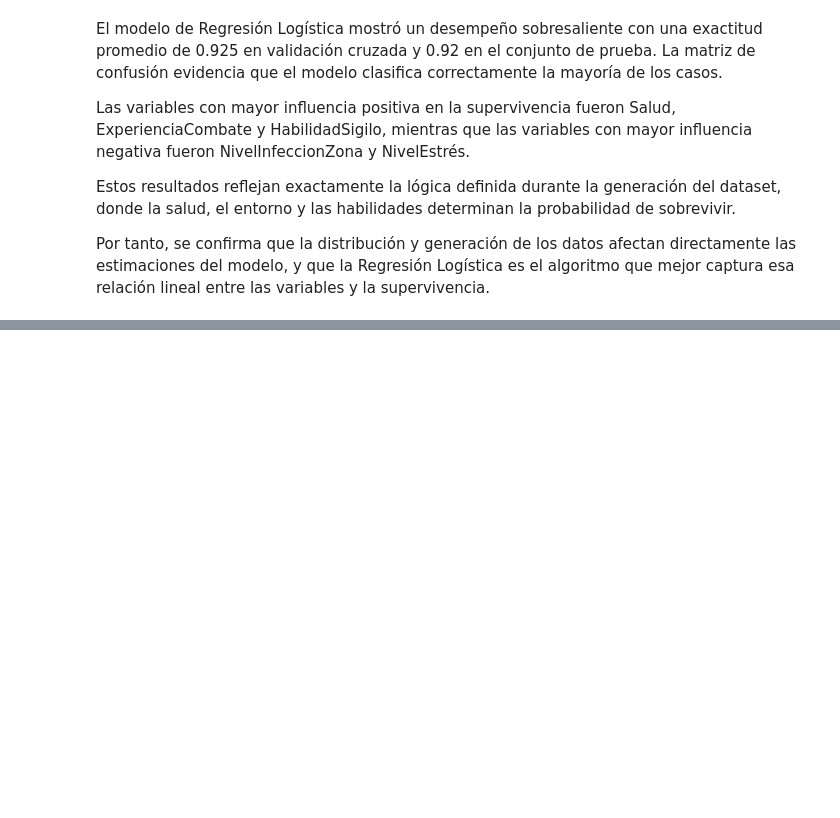
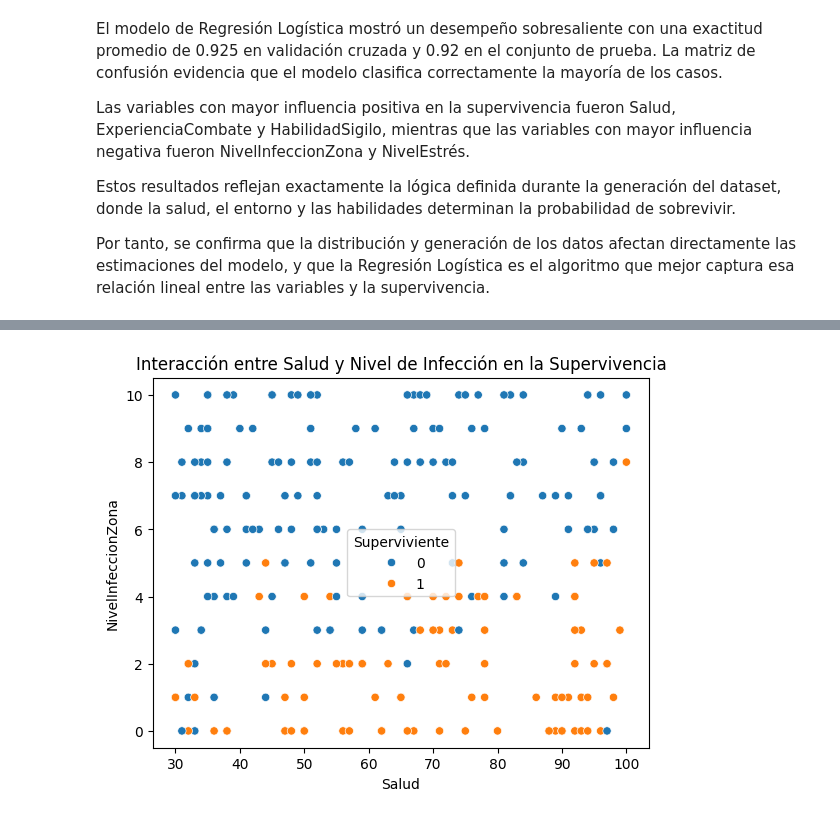
Before and after one commit to TheVale55/Machine-Learning-TLOU, a Jupyter notebook: notebooks/1_modelado.ipynb, the cells around one changed output, grey strips where cells are left out. Cells and saved outputs as stored; diff of their text form; code cells hidden in the pictures; blank space fills up the shorter version.

```diff
--- a/notebooks/1_modelado.ipynb
+++ b/notebooks/1_modelado.ipynb
@@ -241,0 +250,8 @@ Por tanto, se confirma que la distribución y generación de los datos afectan d
+# %%
+
+#Ejemplo de gráfico adicional
+sns.scatterplot(x="Salud", y="NivelInfeccionZona", hue="Superviviente", data=df)
+plt.title("Interacción entre Salud y Nivel de Infección en la Supervivencia")
+plt.show()
+# %% [output]
+[figure, added]
```
Also changed, not shown: parts of 1 cell of this notebook.
